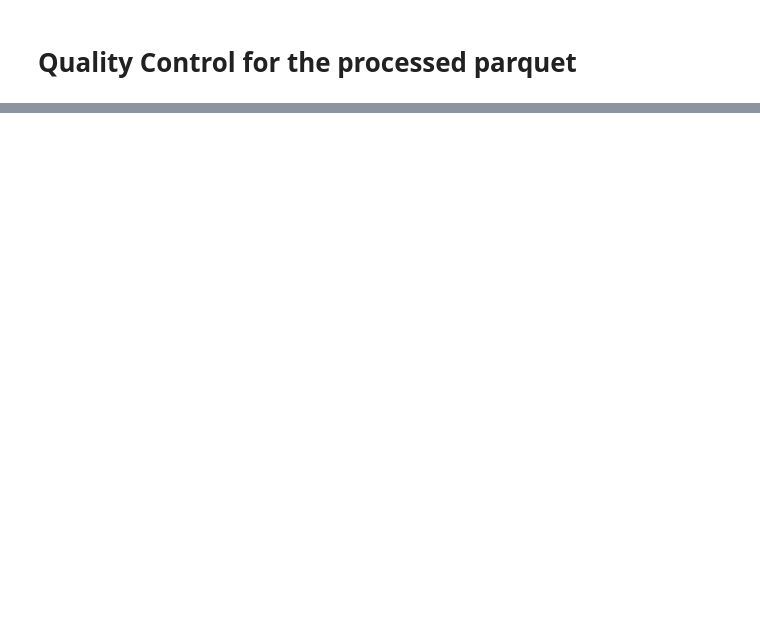
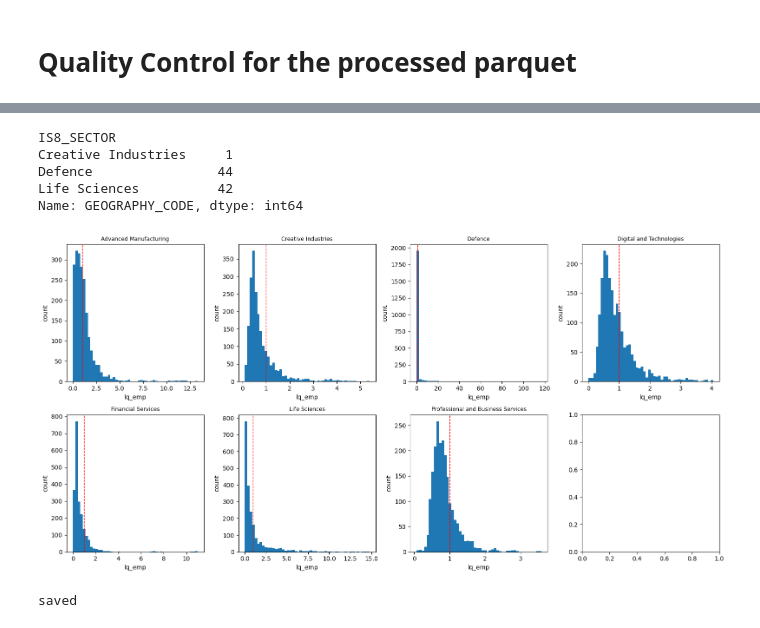
Before and after one commit to Phirtia/Economic_Observatory, a Jupyter notebook: notebooks/Franco/quality_control_processed.ipynb, the cells around one changed output, grey strips where cells are left out. Drawn from its saved outputs; the diff is of its cells as text; code cells hidden in the pictures; blank space fills up the shorter version.

```diff
--- a/notebooks/Franco/quality_control_processed.ipynb
+++ b/notebooks/Franco/quality_control_processed.ipynb
@@ -265,0 +606,18 @@ print(df[df["lq_emp"] > 20][["GEOGRAPHY_NAME", "IS8_SECTOR", "YEAR", "lq_emp", "
+# %%
+panel = pd.read_parquet("/Users/francosebastiani/Documents/GitHub/Economic_Observatory/data/processed_data/analysis_panel.parquet")
+
+print(panel.columns.tolist())
+print()
+
+# GD summary stats per sector
+for col in ["gd_emp", "gd_bus"]:
+    print(f"\n--- {col} ---")
+    print(panel.groupby("IS8_SECTOR")[col].describe().round(4))
+
+# n_years quality flag
+print("\n--- n_years_emp distribution ---")
+print(panel["n_years_emp"].value_counts().sort_index())
+
+# how many LAD x sector combinations have NaN GD
+print(f"\ngd_emp null: {panel['gd_emp'].isna().mean()*100:.1f}%")
+print(f"gd_bus null: {panel['gd_bus'].isna().mean()*100:.1f}%")
@@ -265,0 +642,32 @@ print(df[df["lq_emp"] > 20][["GEOGRAPHY_NAME", "IS8_SECTOR", "YEAR", "lq_emp", "
+# %%
+print(panel[panel["gd_bus"].isna() & panel["gd_emp"].notna()]
+      .groupby("IS8_SECTOR")["GEOGRAPHY_CODE"].nunique())
+# %% [output]
+IS8_SECTOR
+Creative Industries     1
+Defence                44
+Life Sciences          42
+Name: GEOGRAPHY_CODE, dtype: int64
+# %%
+import matplotlib.pyplot as plt
+
+sectors = panel["IS8_SECTOR"].unique()
+fig, axes = plt.subplots(2, 4, figsize=(16, 8))
+axes = axes.flatten()
+
+for i, sector in enumerate(sorted(sectors)):
+    ax = axes[i]
+    data = panel[panel["IS8_SECTOR"] == sector]["lq_emp"].dropna()
+    ax.hist(data, bins=50, edgecolor="none")
+    ax.axvline(1, color="red", linestyle="--", linewidth=1)
+    ax.set_title(sector, fontsize=9)
+    ax.set_xlabel("lq_emp")
+    ax.set_ylabel("count")
+
+plt.tight_layout()
+plt.savefig("/Users/francosebastiani/Documents/GitHub/Economic_Observatory/output/graphs/franco/stress_test_1_lq_distributions.png", dpi=150)
+plt.show()
+print("saved")
+# %% [output]
+[figure, added]
+saved
```
Also changed, not shown: parts of 43 cells of this notebook, 21 other files.
